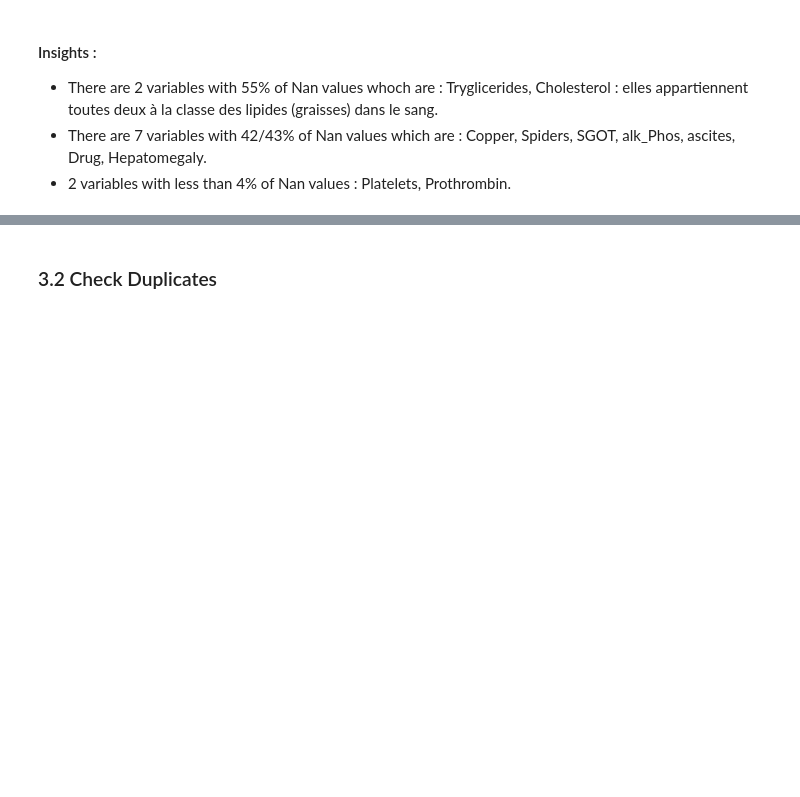
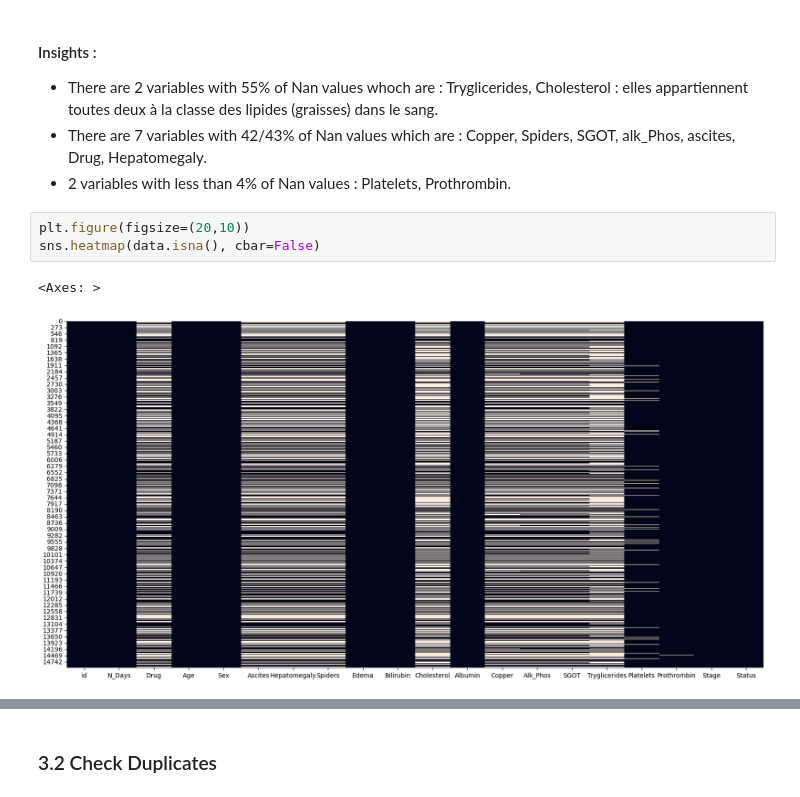
Before and after one commit to RiyadspX/Patients-Multi-class-Classification, a Jupyter notebook: notebooks/EDAx.ipynb, the cells around one changed output, grey strips where cells are left out. Cells and saved outputs as stored; diff of their text form; blank space fills up the shorter version.

```diff
--- a/notebooks/EDAx.ipynb
+++ b/notebooks/EDAx.ipynb
@@ -117,3 +117,9 @@ dtype: float64
 - There are 2 variables with 55% of Nan  values whoch are : Tryglicerides, Cholesterol : elles appartiennent toutes deux à la classe des lipides (graisses) dans le sang.
 - There are 7 variables with 42/43% of Nan values which are : Copper, Spiders, SGOT, alk_Phos, ascites, Drug, Hepatomegaly.
 - 2 variables with less than 4% of Nan values : Platelets, Prothrombin.
+# %%
+plt.figure(figsize=(20,10))
+sns.heatmap(data.isna(), cbar=False)
+# %% [output]
+<Axes: >
+[figure, added]
```
Also changed, not shown: parts of 9 cells of this notebook, 23 other files.
